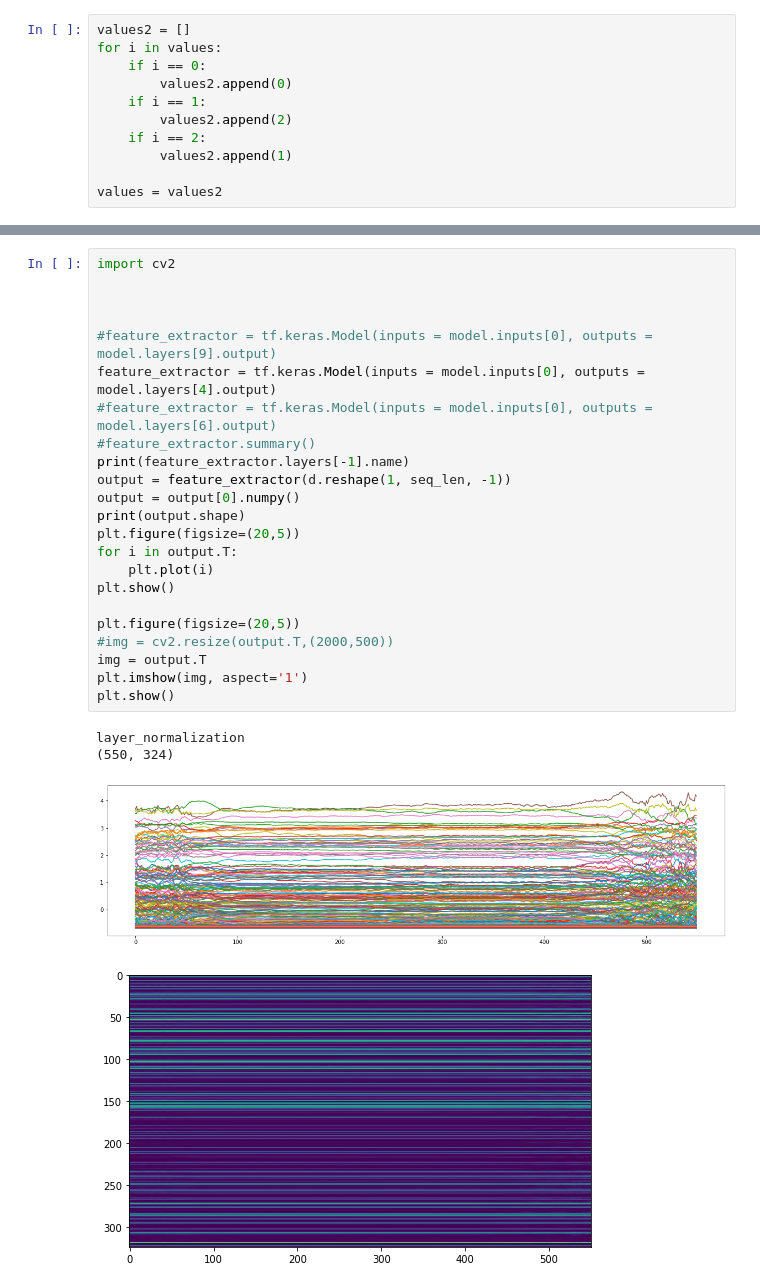
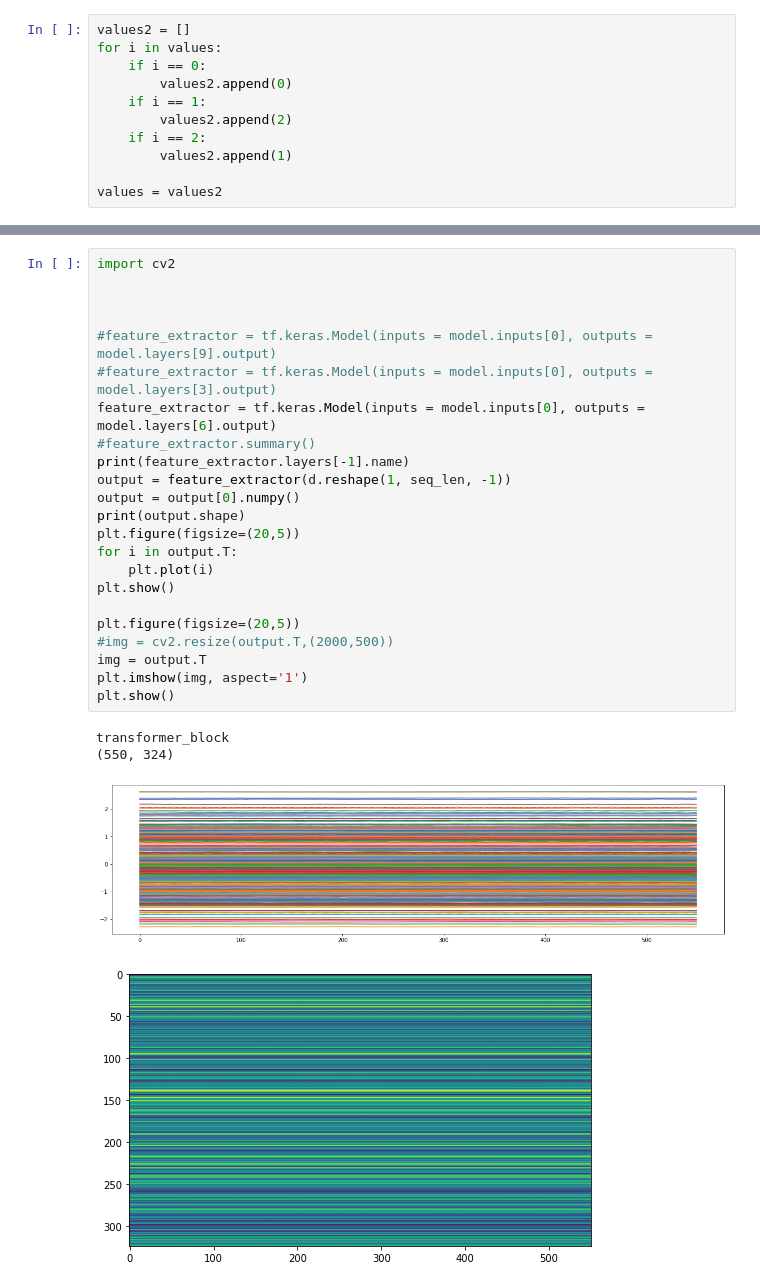
Before and after one commit to dercodeKoenig/trc-project, a Jupyter notebook: tx_large/test.ipynb, the cells around one changed output, grey strips where cells are left out. Drawn from its saved outputs; the diff is of its cells as text.

```diff
--- a/tx_large/test.ipynb
+++ b/tx_large/test.ipynb
@@ -549,28 +549,28 @@ plt.show()
 # %%
 import cv2
 
 
 
 #feature_extractor = tf.keras.Model(inputs = model.inputs[0], outputs = model.layers[9].output)
-feature_extractor = tf.keras.Model(inputs = model.inputs[0], outputs = model.layers[4].output)
-#feature_extractor = tf.keras.Model(inputs = model.inputs[0], outputs = model.layers[6].output)
+#feature_extractor = tf.keras.Model(inputs = model.inputs[0], outputs = model.layers[3].output)
+feature_extractor = tf.keras.Model(inputs = model.inputs[0], outputs = model.layers[6].output)
 #feature_extractor.summary()
 print(feature_extractor.layers[-1].name)
 output = feature_extractor(d.reshape(1, seq_len, -1))
 output = output[0].numpy()
 print(output.shape)
 plt.figure(figsize=(20,5))
 for i in output.T:
     plt.plot(i)
 plt.show()
 
 plt.figure(figsize=(20,5))
 #img = cv2.resize(output.T,(2000,500))
 img = output.T
 plt.imshow(img, aspect='1')
 plt.show()
 # %% [output]
-layer_normalization
+transformer_block
 (550, 324)
-[figure, old version]
+[figure, new version]
-[figure, old version]
+[figure, new version]
```
Also changed, not shown: parts of 4 cells of this notebook, 2 other files.
